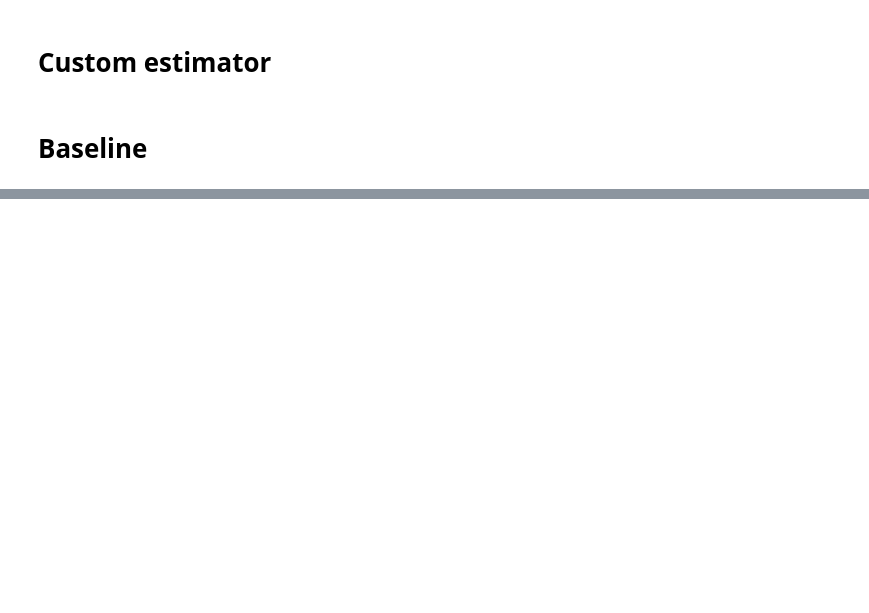
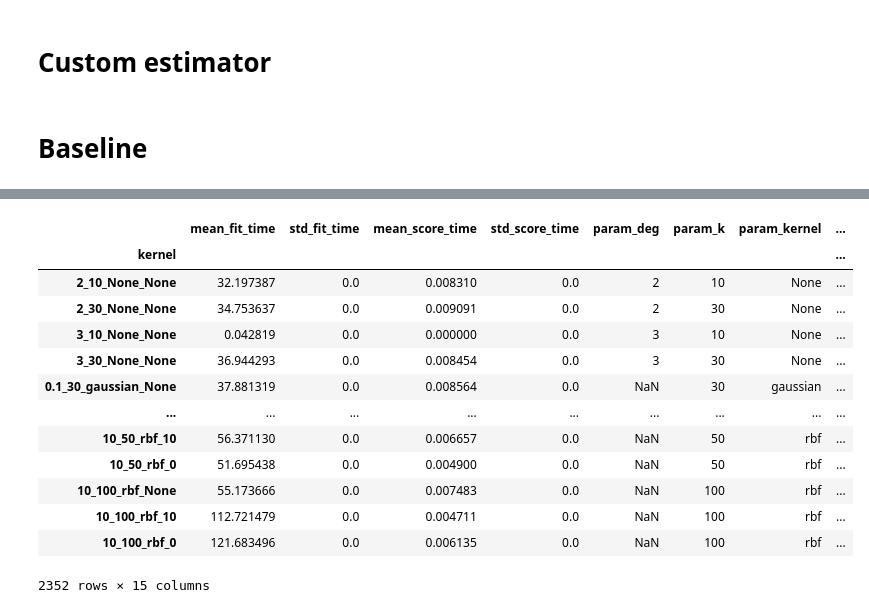
Before and after one commit to akapet00/normal-estimation, a Jupyter notebook: estimator.ipynb, the cells around one changed output, grey strips where cells are left out. Saved outputs shown, nothing was run; the diff lists cells and outputs as text; code cells hidden in the pictures; blank space fills up the shorter version.

```diff
--- a/estimator.ipynb
+++ b/estimator.ipynb
@@ -159,0 +161,20 @@ pd.DataFrame(grid.cv_results_)
+# %%
+X_train_d = {}
+y_train_d = {}
+for trainingset in set(trainingset_all):
+    xyz, n = load_point_cloud(trainingset)
+    X_train_d[trainingset] = xyz
+    y_train_d[trainingset] = n
+# %%
+param_grid = [{'k': [10, 30],
+               'deg': [2, 3],
+               's': [None],
+               'kernel': [None]},
+              {'k': [30, 50, 100],
+               's': [None],
+               'kernel': ['gaussian', 'inverse_multiquadric'],
+               'gamma': [0.1, 0.3, 1]},
+              {'k': [30, 50, 100],
+               's': [None, 10, 0],
+               'kernel': ['rbf'],
+               'gamma': [1, 3, 10]}]
@@ -159,0 +184,14 @@ pd.DataFrame(grid.cv_results_)
+# %%
+df_grid_res = pd.DataFrame()
+# %%
+for key in tqdm(X_train_d.keys()):
+    grid = GridSearchCV(estimator=NormalEstimator(),
+                        param_grid=param_grid,
+                        scoring=custom_scorer,
+                        n_jobs=-1,
+                        cv=[(slice(None), slice(None))],
+                        verbose=2)
+    grid.fit(X_train_d[key], y_train_d[key])
+    df_temp = pd.DataFrame(grid.cv_results_)
+    df_temp['dataset'] = key
+    df_grid_res = pd.concat((df_grid_res, df_temp), ignore_index=True)
@@ -159,0 +310,21 @@ pd.DataFrame(grid.cv_results_)
+# %%
+df_grid_res.set_index(
+    df_grid_res['params'].apply(
+        lambda x: '_'.join(str(val) for val in x.values())
+    )
+).rename_axis('kernel')
+# %% [output]
+|  | mean_fit_time | std_fit_time | mean_score_time | std_score_time | param_deg | param_k | param_kernel | ... |
+| kernel |  |  |  |  |  |  |  | ... |
+| 2_10_None_None | 32.197387 | 0.0 | 0.008310 | 0.0 | 2 | 10 | None | ... |
+| 2_30_None_None | 34.753637 | 0.0 | 0.009091 | 0.0 | 2 | 30 | None | ... |
+| 3_10_None_None | 0.042819 | 0.0 | 0.000000 | 0.0 | 3 | 10 | None | ... |
+| 3_30_None_None | 36.944293 | 0.0 | 0.008454 | 0.0 | 3 | 30 | None | ... |
+| 0.1_30_gaussian_None | 37.881319 | 0.0 | 0.008564 | 0.0 | NaN | 30 | gaussian | ... |
+| ... | ... | ... | ... | ... | ... | ... | ... | ... |
+| 10_50_rbf_10 | 56.371130 | 0.0 | 0.006657 | 0.0 | NaN | 50 | rbf | ... |
+| 10_50_rbf_0 | 51.695438 | 0.0 | 0.004900 | 0.0 | NaN | 50 | rbf | ... |
+| 10_100_rbf_None | 55.173666 | 0.0 | 0.007483 | 0.0 | NaN | 100 | rbf | ... |
+| 10_100_rbf_10 | 112.721479 | 0.0 | 0.004711 | 0.0 | NaN | 100 | rbf | ... |
+| 10_100_rbf_0 | 121.683496 | 0.0 | 0.006135 | 0.0 | NaN | 100 | rbf | ... |
+2352 rows × 15 columns
```
Also changed, not shown: parts of 19 cells of this notebook, 2 other files.
